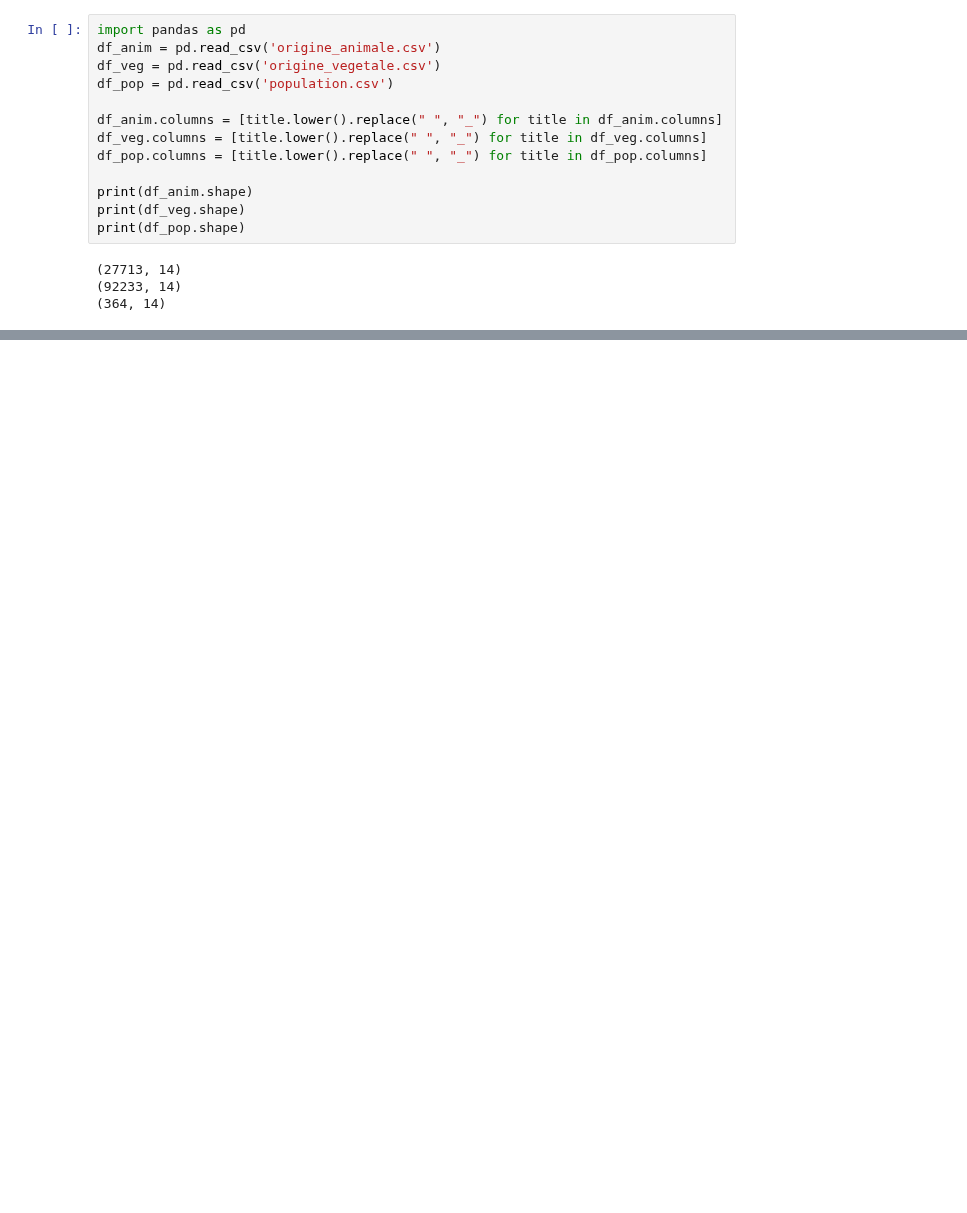
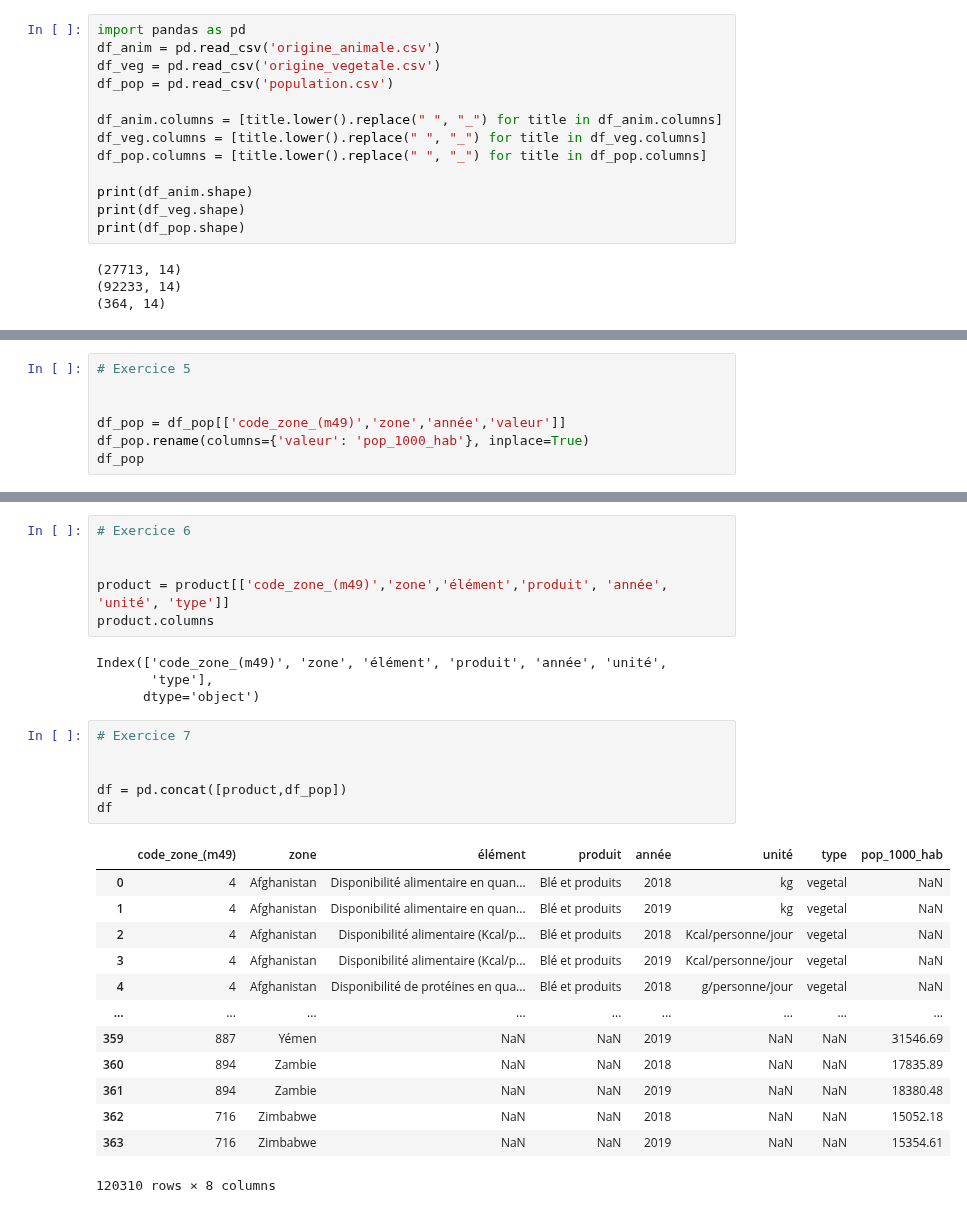
Before and after one commit to Melobgn/Brief-pandas-SEM, a Jupyter notebook: dataframes.ipynb, the cells around one changed output, grey strips where cells are left out. Drawn from its saved outputs; the diff is of its cells as text; blank space fills up the shorter version.

```diff
--- a/dataframes.ipynb
+++ b/dataframes.ipynb
@@ -65,3 +64,10 @@ product
 | 27711 | FBS | Bilans Alimentaires (2010-) | 716 | Zimbabwe | 674 | Disponibilité de protéines en qua... | S2769 | Animaux Aquatiques Autre | ... |
 | 27712 | FBS | Bilans Alimentaires (2010-) | 716 | Zimbabwe | 684 | Disponibilité de matière grasse e... | S2769 | Animaux Aquatiques Autre | ... |
 119946 rows × 15 columns
+# %%
+# Exercice 5
+
+
+df_pop = df_pop[['code_zone_(m49)','zone','année','valeur']]
+df_pop.rename(columns={'valeur': 'pop_1000_hab'}, inplace=True)
+df_pop
@@ -67,0 +88,30 @@ product
+# %%
+# Exercice 6
+
+
+product = product[['code_zone_(m49)','zone','élément','produit', 'année', 'unité', 'type']]
+product.columns
+# %% [output]
+Index(['code_zone_(m49)', 'zone', 'élément', 'produit', 'année', 'unité',
+       'type'],
+      dtype='object')
+# %%
+# Exercice 7
+
+
+df = pd.concat([product,df_pop])
+df
+# %% [output]
+|  | code_zone_(m49) | zone | élément | produit | année | unité | type | pop_1000_hab |
+| 0 | 4 | Afghanistan | Disponibilité alimentaire en quan... | Blé et produits | 2018 | kg | vegetal | NaN |
+| 1 | 4 | Afghanistan | Disponibilité alimentaire en quan... | Blé et produits | 2019 | kg | vegetal | NaN |
+| 2 | 4 | Afghanistan | Disponibilité alimentaire (Kcal/p... | Blé et produits | 2018 | Kcal/personne/jour | vegetal | NaN |
+| 3 | 4 | Afghanistan | Disponibilité alimentaire (Kcal/p... | Blé et produits | 2019 | Kcal/personne/jour | vegetal | NaN |
+| 4 | 4 | Afghanistan | Disponibilité de protéines en qua... | Blé et produits | 2018 | g/personne/jour | vegetal | NaN |
+| ... | ... | ... | ... | ... | ... | ... | ... | ... |
+| 359 | 887 | Yémen | NaN | NaN | 2019 | NaN | NaN | 31546.69 |
+| 360 | 894 | Zambie | NaN | NaN | 2018 | NaN | NaN | 17835.89 |
+| 361 | 894 | Zambie | NaN | NaN | 2019 | NaN | NaN | 18380.48 |
+| 362 | 716 | Zimbabwe | NaN | NaN | 2018 | NaN | NaN | 15052.18 |
+| 363 | 716 | Zimbabwe | NaN | NaN | 2019 | NaN | NaN | 15354.61 |
+120310 rows × 8 columns
```
Also changed, not shown: parts of 8 cells of this notebook.
